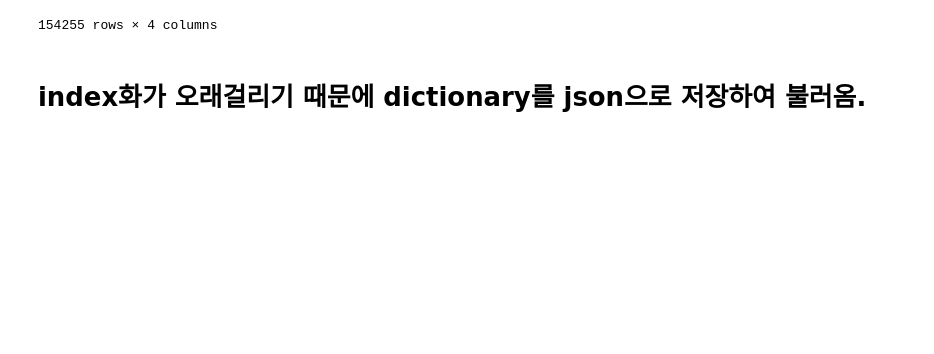
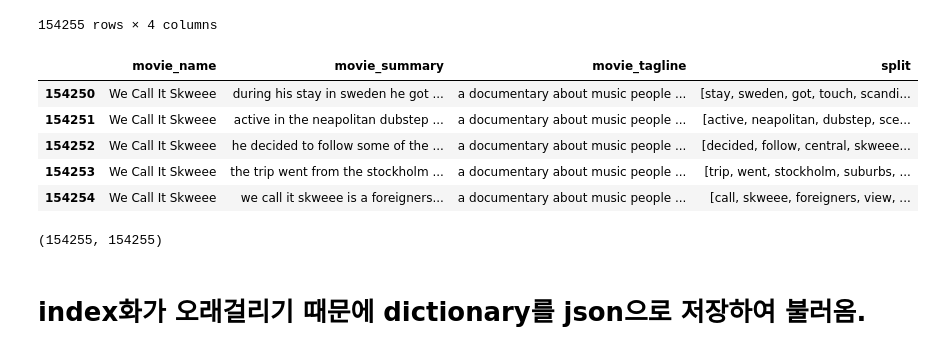
Before and after one commit to DHK810/AIcopywriter, a Jupyter notebook: 1108_최종모델.ipynb, the cells around one changed output. Cells and saved outputs as stored; diff of their text form; code cells hidden in the pictures; blank space fills up the shorter version.

```diff
--- a/1108_최종모델.ipynb
+++ b/1108_최종모델.ipynb
@@ -185,6 +205,19 @@ dataframe4
 dataframe4.to_json('moviedata_last.json')
 # %%
 dataframe4 = pd.read_json('moviedata_last.json')
+# %%
+dataframe4.tail()
+# %% [output]
+|  | movie_name | movie_summary | movie_tagline | split |
+| 154250 | We Call It Skweee | during his stay in sweden he got ... | a documentary about music people ... | [stay, sweden, got, touch, scandi... |
+| 154251 | We Call It Skweee | active in the neapolitan dubstep ... | a documentary about music people ... | [active, neapolitan, dubstep, sce... |
+| 154252 | We Call It Skweee | he decided to follow some of the ... | a documentary about music people ... | [decided, follow, central, skweee... |
+| 154253 | We Call It Skweee | the trip went from the stockholm ... | a documentary about music people ... | [trip, went, stockholm, suburbs, ... |
+| 154254 | We Call It Skweee | we call it skweee is a foreigners... | a documentary about music people ... | [call, skweee, foreigners, view, ... |
+# %%
+len(sources), len(targets)
+# %% [output]
+(154255, 154255)
 # %%
 
 
```
Also changed, not shown: parts of 16 cells of this notebook.
